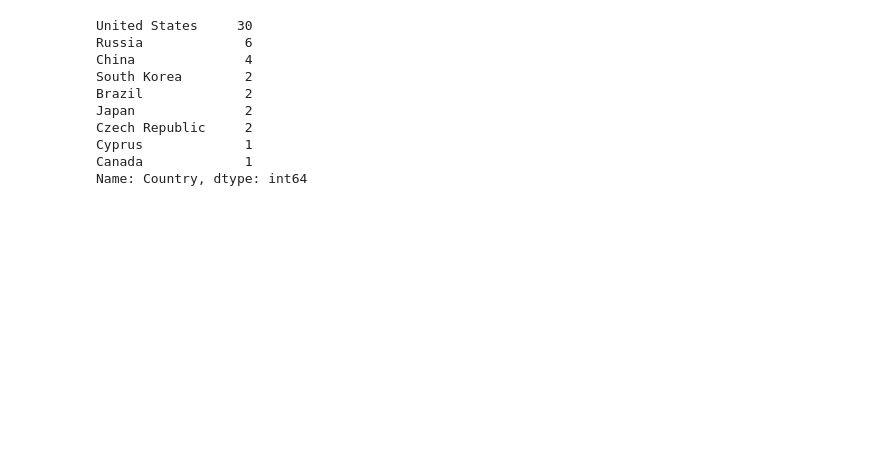
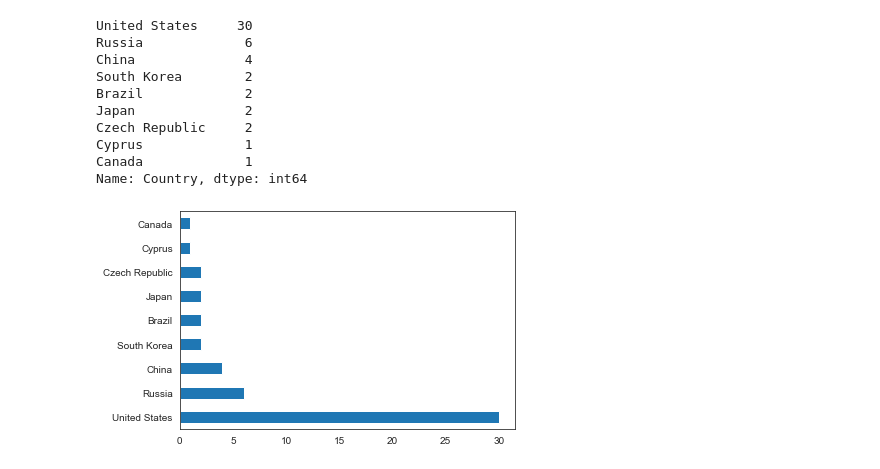
Before and after one commit to ayosamobitade/Web-Scraping-Projects, a Jupyter notebook: List Of Most Popular Websites (EDA).ipynb, the cells around one changed output. Saved outputs shown, nothing was run; the diff lists cells and outputs as text; code cells hidden in the pictures; blank space fills up the shorter version.

```diff
--- a/List Of Most Popular Websites (EDA).ipynb
+++ b/List Of Most Popular Websites (EDA).ipynb
@@ -194,0 +189,5 @@ top_country = df["Country"].value_counts()
+# %%
+top_country.plot(kind = "barh")
+plt.show();
+# %% [output]
+[figure, added]
```
Also changed, not shown: parts of 4 cells of this notebook, 1 other file.
